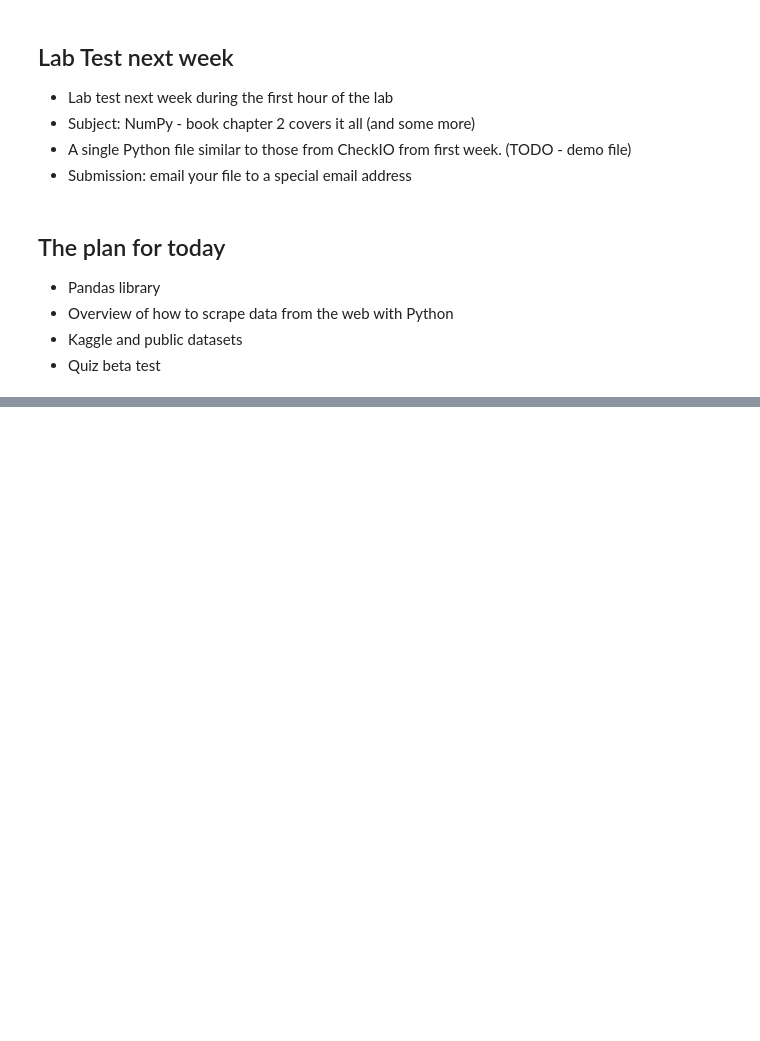
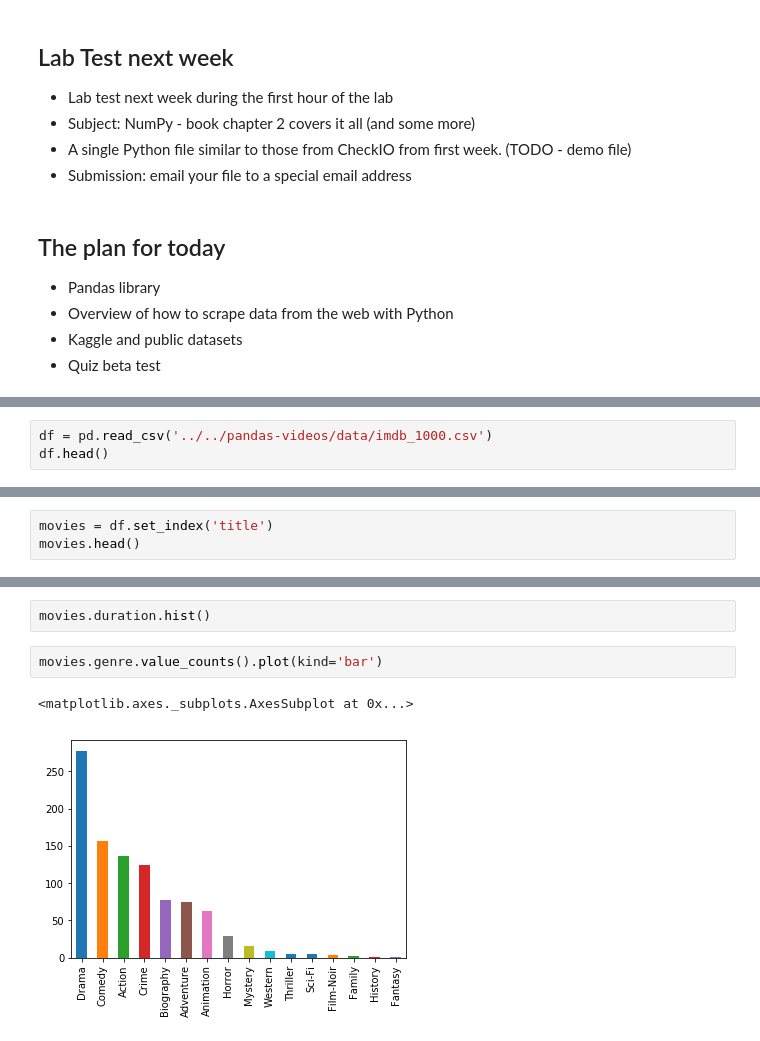
Before and after one commit to kamrik/ML1, a Jupyter notebook: lectures/03_week.ipynb, the cells around one changed output, grey strips where cells are left out. Saved outputs shown, nothing was run; the diff lists cells and outputs as text; blank space fills up the shorter version.

```diff
--- a/lectures/03_week.ipynb
+++ b/lectures/03_week.ipynb
@@ -38,0 +46,3 @@ __Week 3 lecture__
+# %%
+df = pd.read_csv('../../pandas-videos/data/imdb_1000.csv')
+df.head()
@@ -38,0 +104,3 @@ __Week 3 lecture__
+# %%
+movies = df.set_index('title')
+movies.head()
@@ -38,0 +166,7 @@ __Week 3 lecture__
+# %%
+movies.duration.hist()
+# %%
+movies.genre.value_counts().plot(kind='bar')
+# %% [output]
+<matplotlib.axes._subplots.AxesSubplot at 0x...>
+[figure, added]
```
Also changed, not shown: parts of 24 cells of this notebook.
